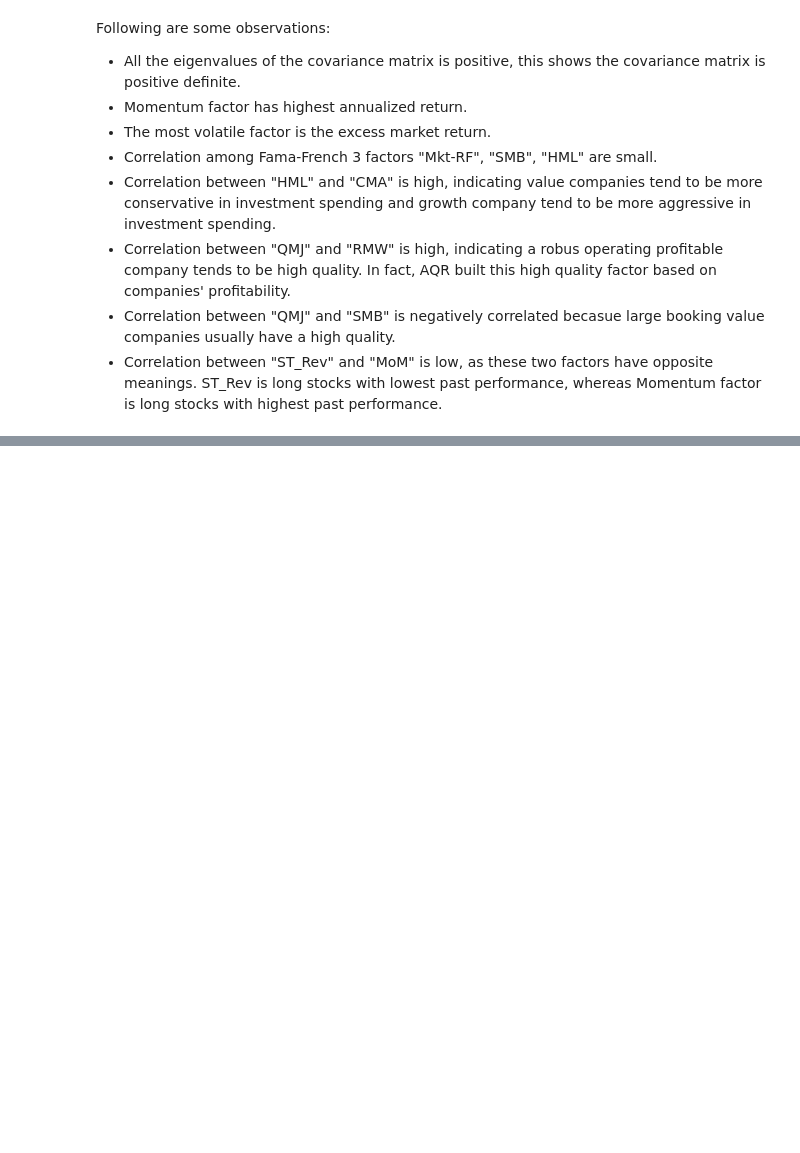
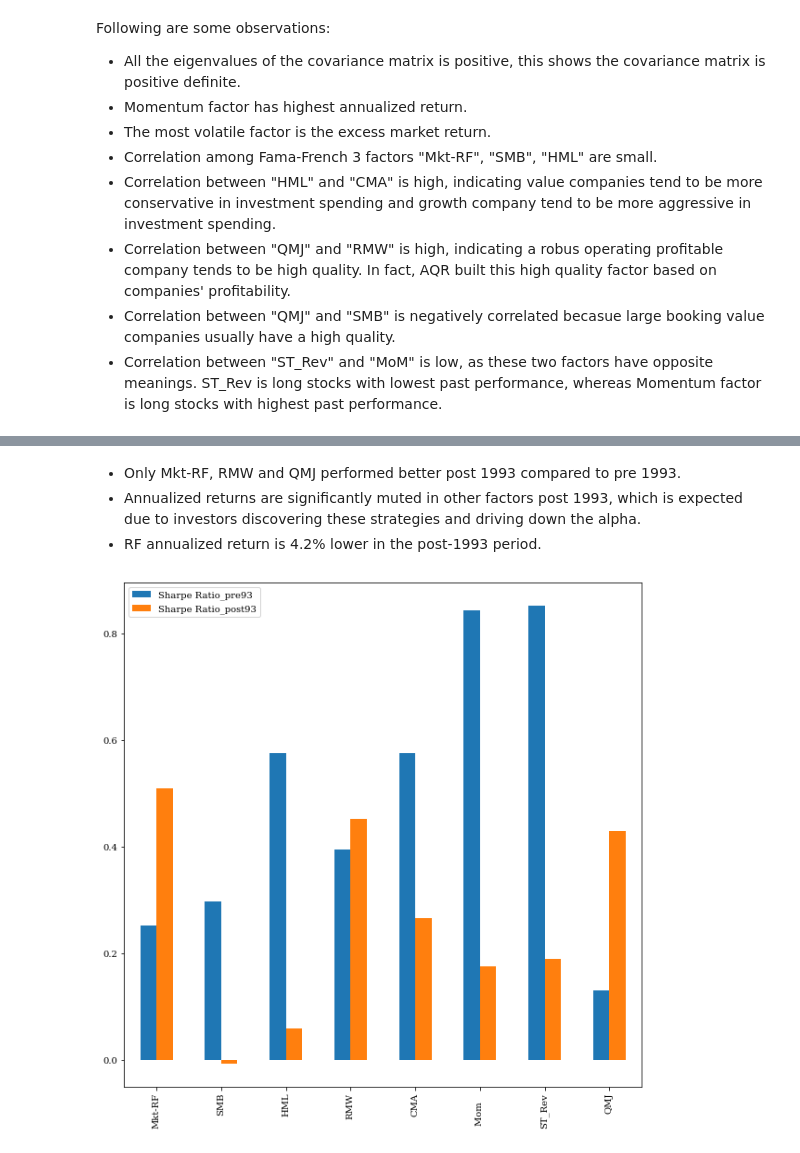
Before and after one commit to xiangyuli2021/factor_analysis, a Jupyter notebook: Factor_Analysis.ipynb, the cells around one changed output, grey strips where cells are left out. Saved outputs shown, nothing was run; the diff lists cells and outputs as text; code cells hidden in the pictures; blank space fills up the shorter version.

```diff
--- a/Factor_Analysis.ipynb
+++ b/Factor_Analysis.ipynb
@@ -209,0 +292,9 @@ Following are some observations:
+# %% [markdown]
+- Only Mkt-RF, RMW and QMJ performed better post 1993 compared to pre 1993.
+- Annualized returns are significantly muted in other factors post 1993, which is expected due to investors discovering these strategies and driving down the alpha.
+- RF annualized return is 4.2% lower in the post-1993 period.
+# %%
+summary_all.drop(['RF'])[['Sharpe Ratio_pre93','Sharpe Ratio_post93']].plot.bar(figsize=(10,10))
+plt.show()
+# %% [output]
+[figure, added]
```
Also changed, not shown: parts of 22 cells of this notebook, 1 other file.
